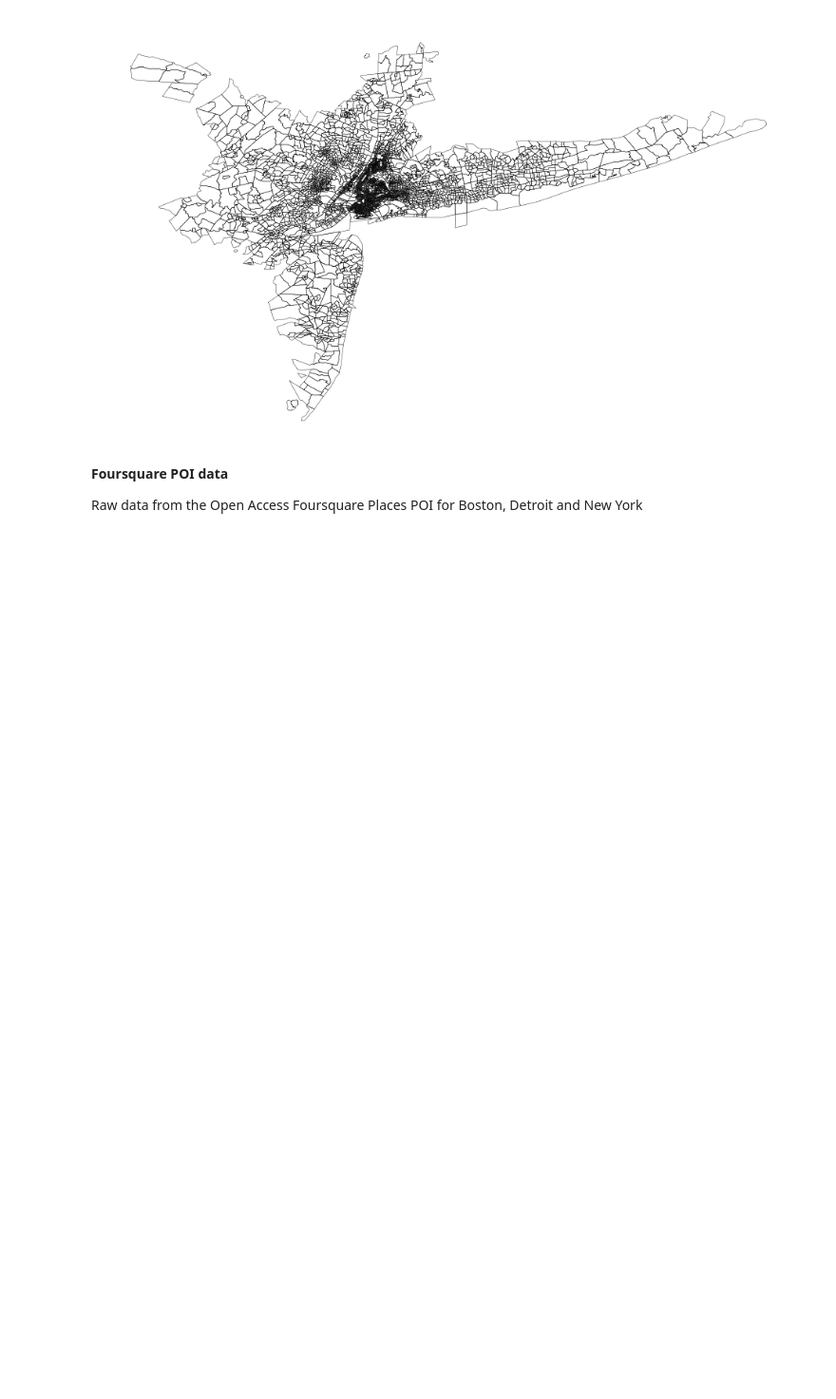
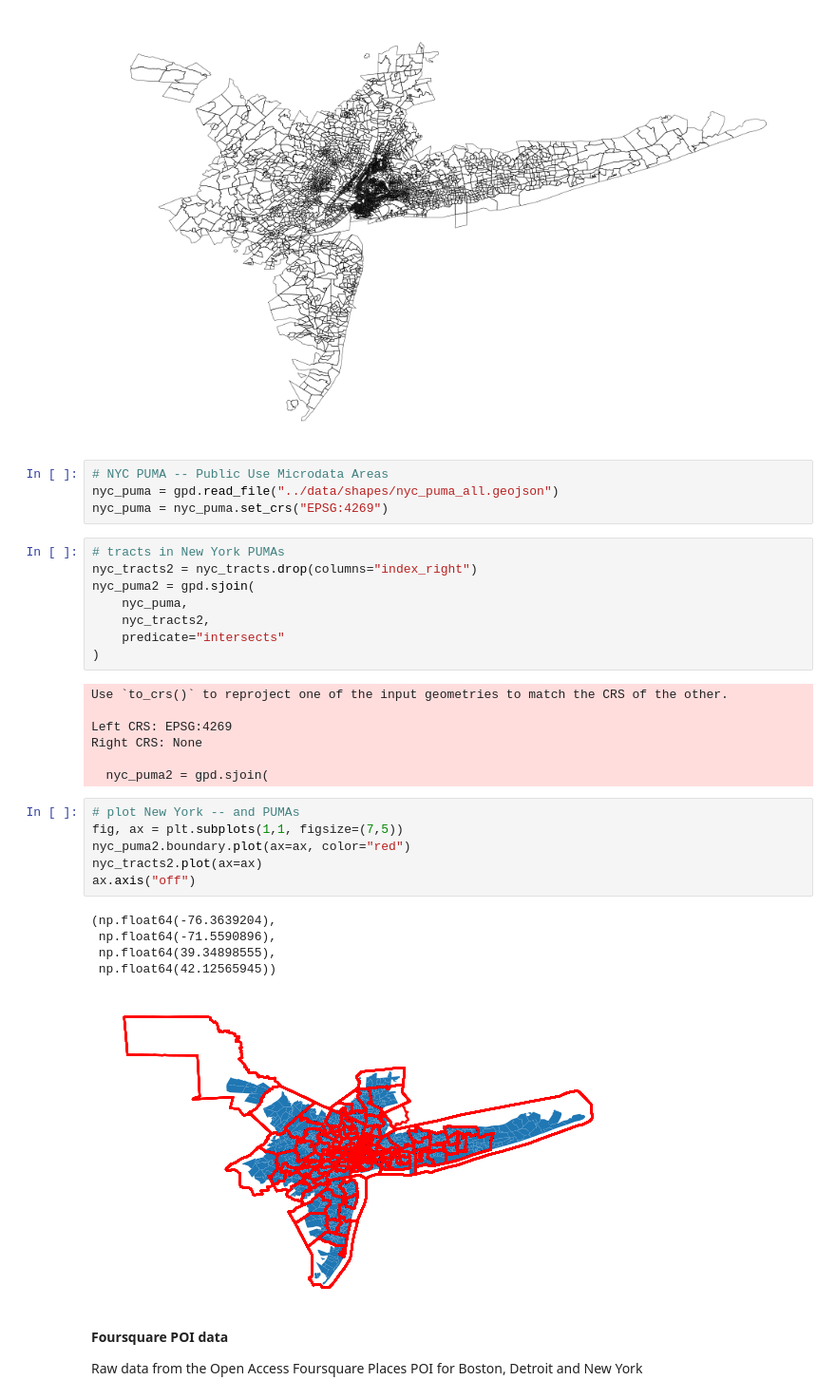
Before and after one commit to sandorjuhasz/twitter_thesis, a Jupyter notebook: code/data_showroom.ipynb, the cells around one changed output. Shown at 95% size. Saved outputs shown, nothing was run; the diff lists cells and outputs as text; blank space fills up the shorter version.

Commit message:
data showroom updated w/ PUMA for NYC

```diff
--- a/code/data_showroom.ipynb
+++ b/code/data_showroom.ipynb
@@ -94,6 +94,37 @@ Right CRS: EPSG:4269
  np.float64(39.40552965),
  np.float64(41.59671535))
 [figure]
+# %%
+# NYC PUMA -- Public Use Microdata Areas
+nyc_puma = gpd.read_file("../data/shapes/nyc_puma_all.geojson")
+nyc_puma = nyc_puma.set_crs("EPSG:4269")
+# %%
+# tracts in New York PUMAs
+nyc_tracts2 = nyc_tracts.drop(columns="index_right")
+nyc_puma2 = gpd.sjoin(
+    nyc_puma,
+    nyc_tracts2,
+    predicate="intersects"
+)
+# %% [output]
+Use `to_crs()` to reproject one of the input geometries to match the CRS of the other.
+
+Left CRS: EPSG:4269
+Right CRS: None
+
+  nyc_puma2 = gpd.sjoin(
+# %%
+# plot New York -- and PUMAs
+fig, ax = plt.subplots(1,1, figsize=(7,5))
+nyc_puma2.boundary.plot(ax=ax, color="red")
+nyc_tracts2.plot(ax=ax)
+ax.axis("off")
+# %% [output]
+(np.float64(-76.3639204),
+ np.float64(-71.5590896),
+ np.float64(39.34898555),
+ np.float64(42.12565945))
+[figure, added]
 # %% [markdown]
 **Foursquare POI data**
 
```
